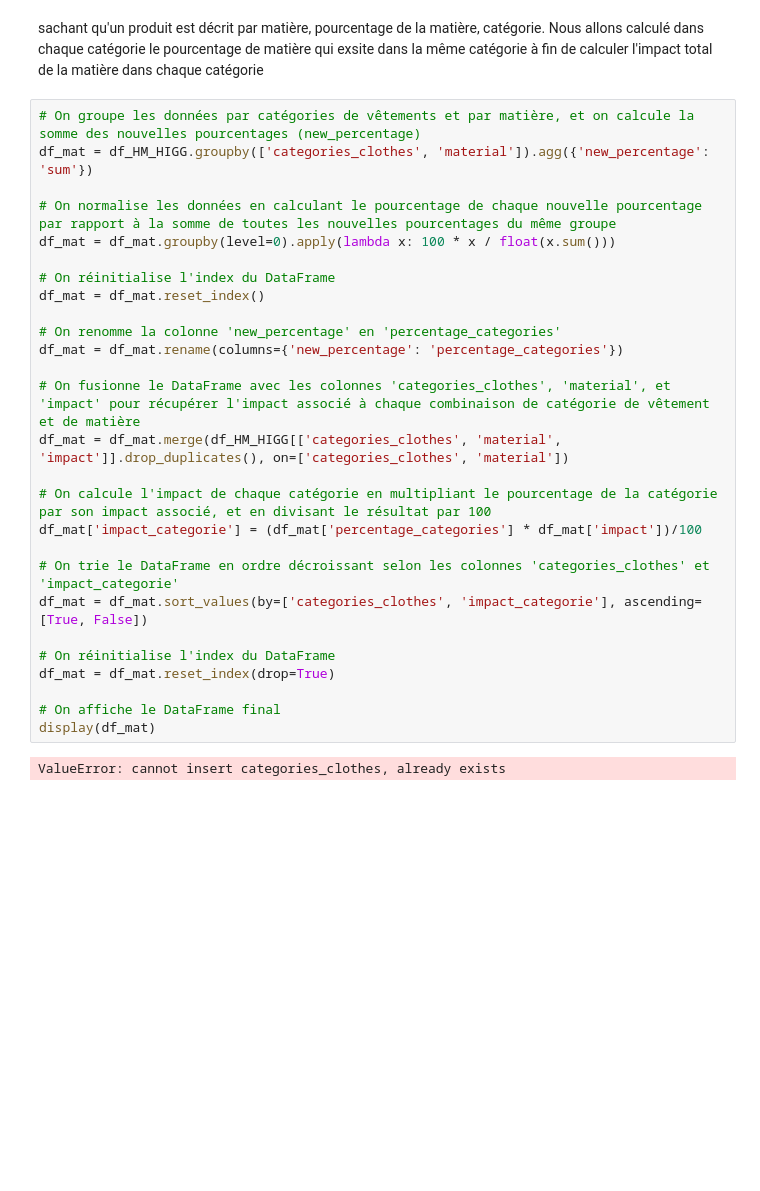
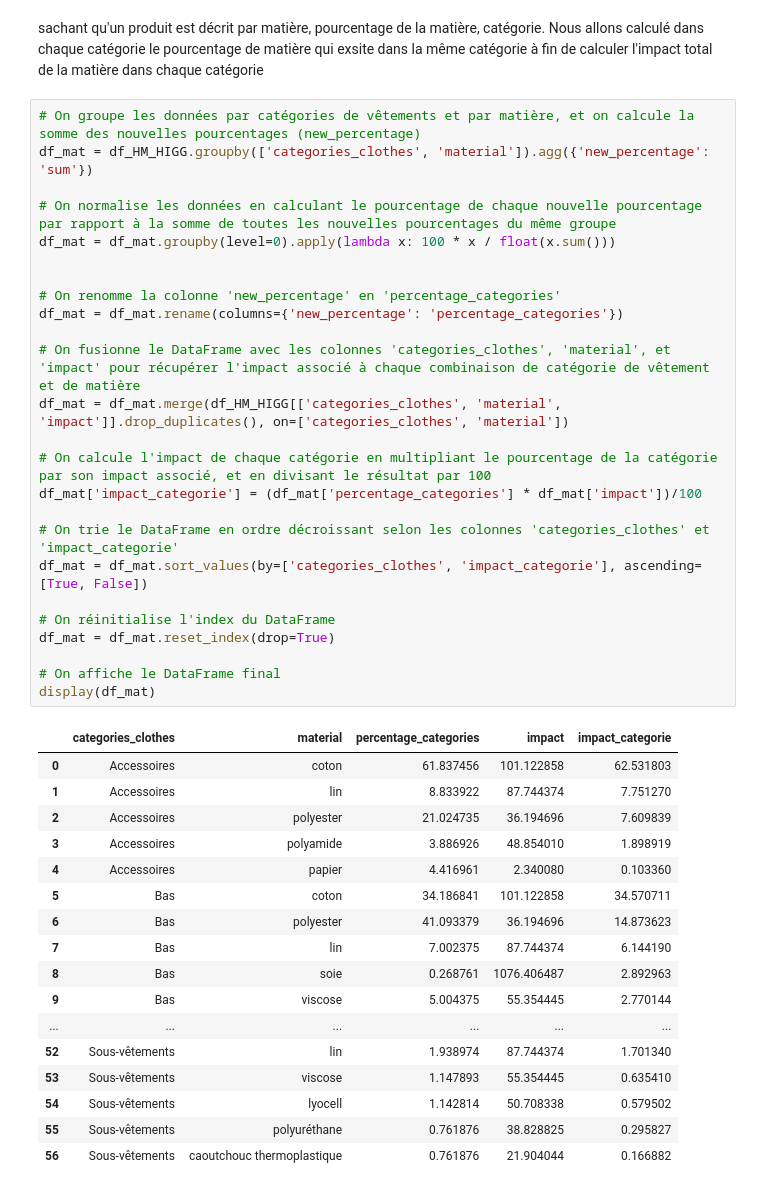
Before and after one commit to bilalfeg/Projet-IA, a Jupyter notebook: Bilal_1.ipynb, the cells around one changed output. Cells and saved outputs as stored; diff of their text form; blank space fills up the shorter version.

```diff
--- a/Bilal_1.ipynb
+++ b/Bilal_1.ipynb
@@ -769,29 +764,43 @@ Nous allons calculé dans chaque catégorie le pourcentage de matière qui exsit
 # %%
 # On groupe les données par catégories de vêtements et par matière, et on calcule la somme des nouvelles pourcentages (new_percentage)
 df_mat = df_HM_HIGG.groupby(['categories_clothes', 'material']).agg({'new_percentage': 'sum'})
 
 # On normalise les données en calculant le pourcentage de chaque nouvelle pourcentage par rapport à la somme de toutes les nouvelles pourcentages du même groupe
 df_mat = df_mat.groupby(level=0).apply(lambda x: 100 * x / float(x.sum()))
 
-# On réinitialise l'index du DataFrame
-df_mat = df_mat.reset_index()
 
 # On renomme la colonne 'new_percentage' en 'percentage_categories'
 df_mat = df_mat.rename(columns={'new_percentage': 'percentage_categories'})
 
 # On fusionne le DataFrame avec les colonnes 'categories_clothes', 'material', et 'impact' pour récupérer l'impact associé à chaque combinaison de catégorie de vêtement et de matière
 df_mat = df_mat.merge(df_HM_HIGG[['categories_clothes', 'material', 'impact']].drop_duplicates(), on=['categories_clothes', 'material'])
 
 # On calcule l'impact de chaque catégorie en multipliant le pourcentage de la catégorie par son impact associé, et en divisant le résultat par 100
 df_mat['impact_categorie'] = (df_mat['percentage_categories'] * df_mat['impact'])/100
 
 # On trie le DataFrame en ordre décroissant selon les colonnes 'categories_clothes' et 'impact_categorie'
 df_mat = df_mat.sort_values(by=['categories_clothes', 'impact_categorie'], ascending=[True, False])
 
 # On réinitialise l'index du DataFrame
 df_mat = df_mat.reset_index(drop=True)
 
 # On affiche le DataFrame final
 display(df_mat)
 # %% [output]
-ValueError: cannot insert categories_clothes, already exists
+|  | categories_clothes | material | percentage_categories | impact | impact_categorie |
+| 0 | Accessoires | coton | 61.837456 | 101.122858 | 62.531803 |
+| 1 | Accessoires | lin | 8.833922 | 87.744374 | 7.751270 |
+| 2 | Accessoires | polyester | 21.024735 | 36.194696 | 7.609839 |
+| 3 | Accessoires | polyamide | 3.886926 | 48.854010 | 1.898919 |
+| 4 | Accessoires | papier | 4.416961 | 2.340080 | 0.103360 |
+| 5 | Bas | coton | 34.186841 | 101.122858 | 34.570711 |
+| 6 | Bas | polyester | 41.093379 | 36.194696 | 14.873623 |
+| 7 | Bas | lin | 7.002375 | 87.744374 | 6.144190 |
+| 8 | Bas | soie | 0.268761 | 1076.406487 | 2.892963 |
+| 9 | Bas | viscose | 5.004375 | 55.354445 | 2.770144 |
+| ... | ... | ... | ... | ... | ... |
+| 52 | Sous-vêtements | lin | 1.938974 | 87.744374 | 1.701340 |
+| 53 | Sous-vêtements | viscose | 1.147893 | 55.354445 | 0.635410 |
+| 54 | Sous-vêtements | lyocell | 1.142814 | 50.708338 | 0.579502 |
+| 55 | Sous-vêtements | polyuréthane | 0.761876 | 38.828825 | 0.295827 |
+| 56 | Sous-vêtements | caoutchouc thermoplastique | 0.761876 | 21.904044 | 0.166882 |
```
Also changed, not shown: parts of 10 cells of this notebook.
